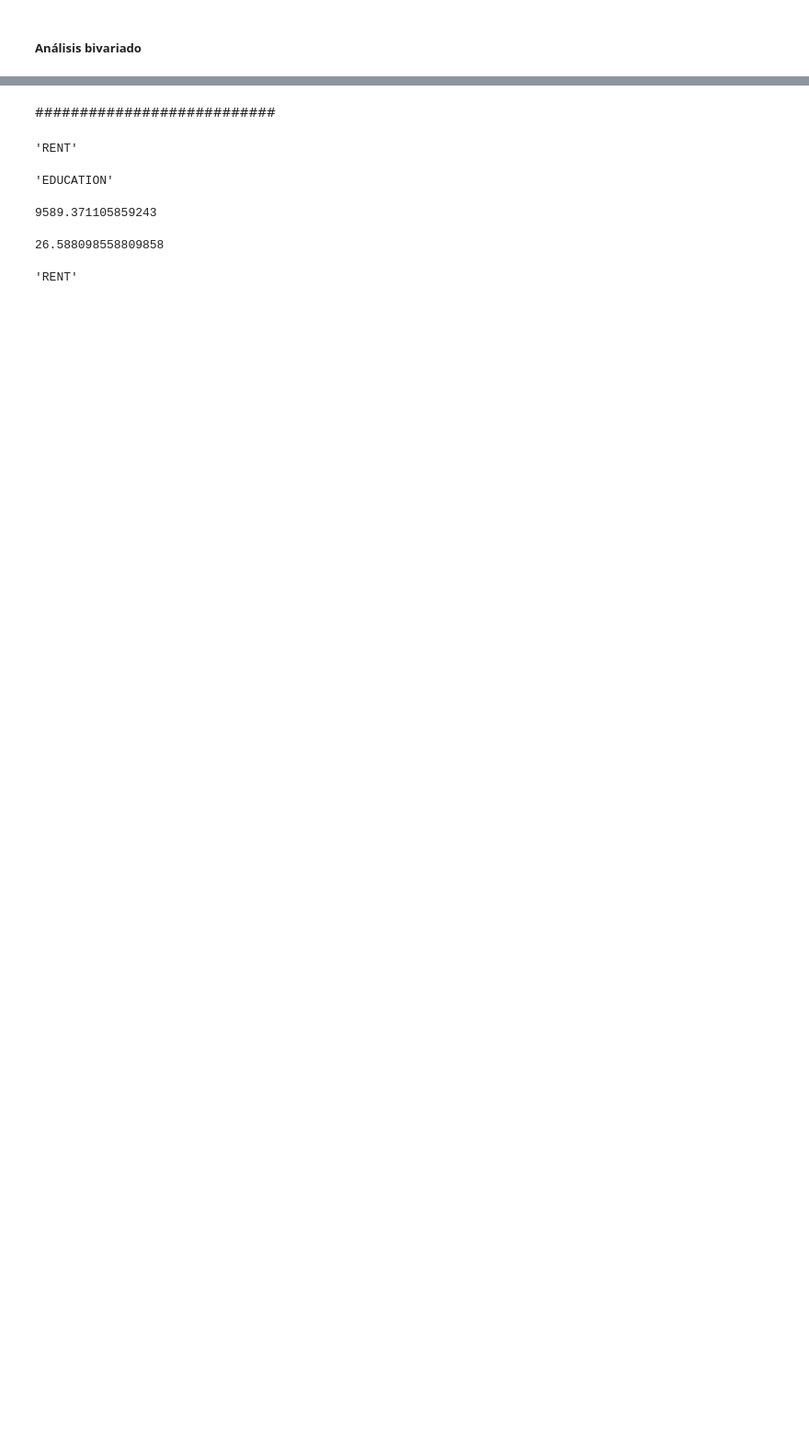
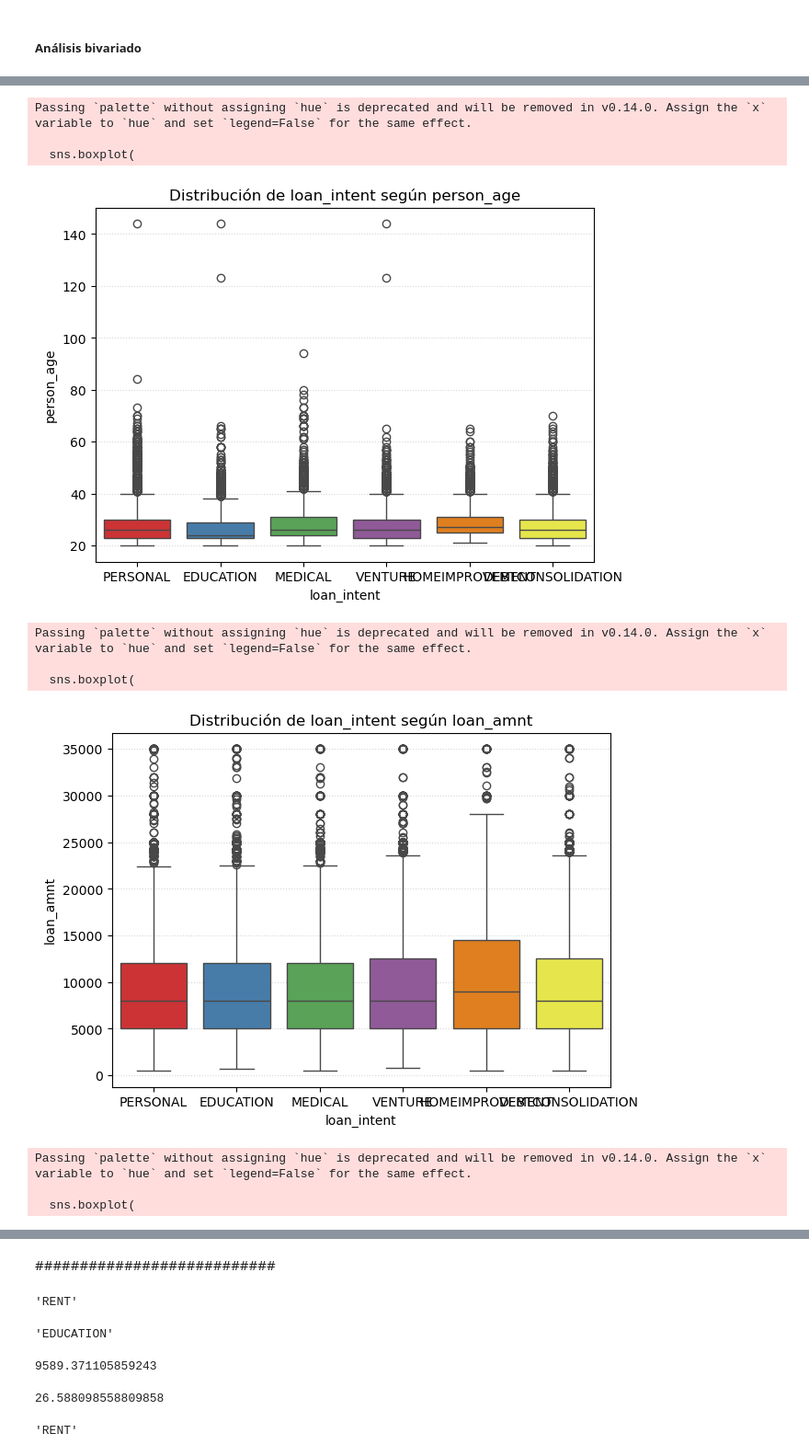
Before and after one commit to luisrr01/Credit-Risk-Analysis, a Jupyter notebook: notebooks/01_eda.ipynb, the cells around one changed output, grey strips where cells are left out. Shown at 92% size. Saved outputs shown, nothing was run; the diff lists cells and outputs as text; code cells hidden in the pictures; blank space fills up the shorter version.

```diff
--- a/notebooks/01_eda.ipynb
+++ b/notebooks/01_eda.ipynb
@@ -226,2 +270,43 @@ Según lo observado, podemos interpretar que la cartera crediticia de esta base
 # %%
 # Categórica vs Numérica
+
+relaciones_cvsn= [
+    ('loan_intent', 'person_age'), # Tupla 1
+    ('loan_intent', 'loan_amnt'), # Tupla 2
+    ('person_home_ownership','person_income'), # Tupla 3
+    ('loan_grade','loan_int_rate'), # Tupla 4
+    ('cb_person_default_on_file','loan_int_rate') # Tupla 5
+]
+
+for x_col, y_col in relaciones_cvsn:
+
+    plt.figure(figsize=(7, 5))
+
+    sns.boxplot(
+    data=df,
+    x=x_col,
+    y=y_col,
+    palette='Set1'
+    )
+
+    if 'person_income' in (x_col, y_col):
+        plt.ylim(-5000, 200000)
+
+    plt.title(f'Distribución de {x_col} según {y_col}')
+    plt.xlabel(x_col)
+    plt.ylabel(y_col)
+    plt.grid(axis='y', linestyle=':', alpha=0.5)
+
+    plt.show()
+# %% [output]
+Passing `palette` without assigning `hue` is deprecated and will be removed in v0.14.0. Assign the `x` variable to `hue` and set `legend=False` for the same effect.
+
+  sns.boxplot(
+[figure, added]
+Passing `palette` without assigning `hue` is deprecated and will be removed in v0.14.0. Assign the `x` variable to `hue` and set `legend=False` for the same effect.
+
+  sns.boxplot(
+[figure, added]
+Passing `palette` without assigning `hue` is deprecated and will be removed in v0.14.0. Assign the `x` variable to `hue` and set `legend=False` for the same effect.
+
+  sns.boxplot(
```
Also changed, not shown: parts of 6 cells of this notebook, 1 other file.
